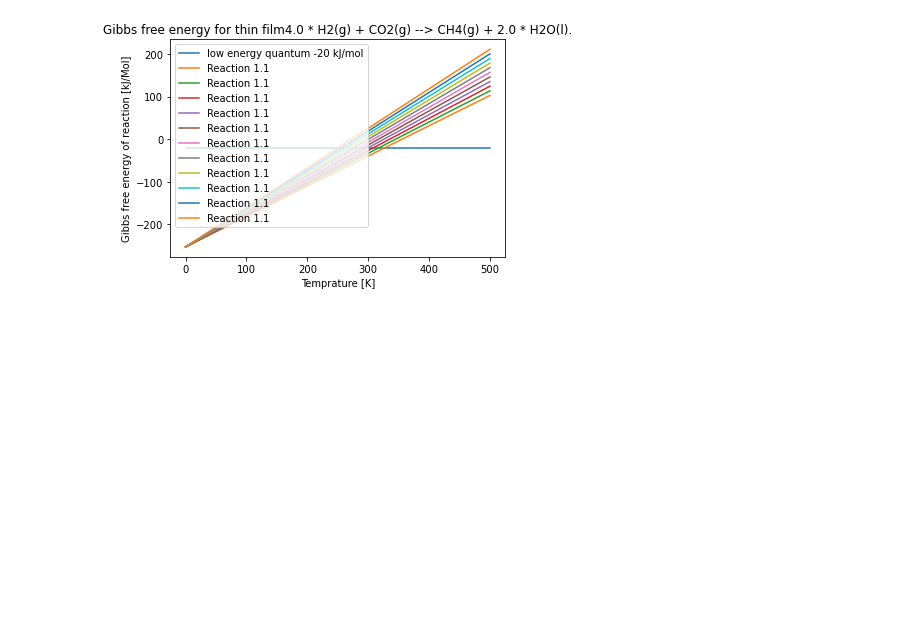
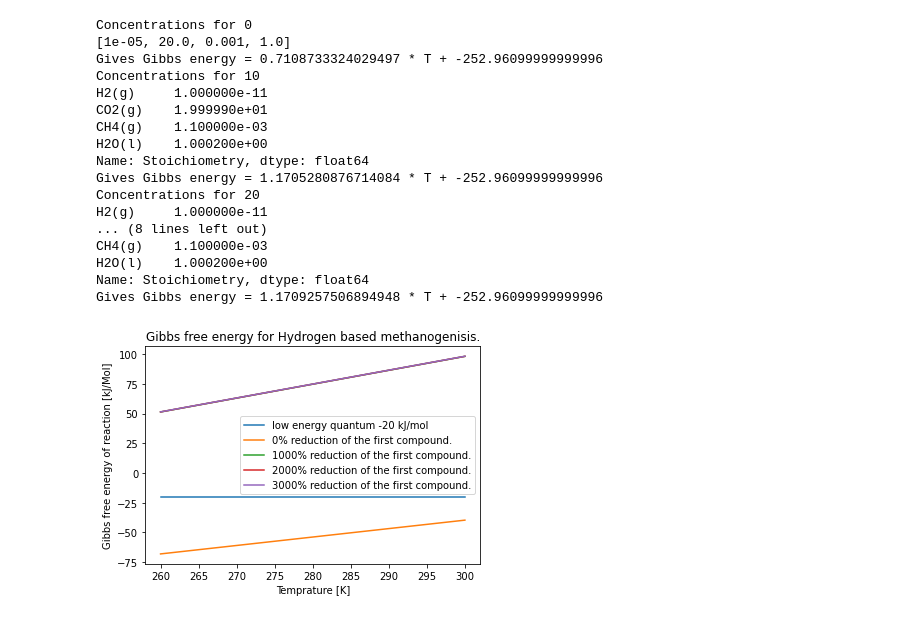
Before and after one commit to DylanDVerburg/GFEC, a Jupyter notebook: Gibsfreeenergy.ipynb, the cells around one changed output. Drawn from its saved outputs; the diff is of its cells as text; code cells hidden in the pictures; blank space fills up the shorter version.

Commit message:
bugs fixed
some wierd data bleed in thinfilm causeing negative concentrations solved

```diff
--- a/Gibsfreeenergy.ipynb
+++ b/Gibsfreeenergy.ipynb
@@ -159,25 +159,40 @@ class Gibbs_free_energy:
         a_row = []
         b_row = []
         c_row = []
+        concentration_row = []
+
+        Concentrations= reaction_matrix.Concentration.tolist()
+        #molar difference based on a percentage of the first compound
+        diff = (reaction_matrix.Concentration.iloc[0] * C_diff / reaction_matrix.Stoichiometry[0]) * reaction_matrix.Stoichiometry
+        concentration_row.append(Concentrations)
 
         d_G0s, d_H0s = self.define_G(reaction_matrix)
 
         for i in range(steps):
             a, b = self.T_C_comp_linear(reaction_matrix, d_G0s, d_H0s, T)
+
             a_row.append(a)
             b_row.append(b)
-            c_row.append(C_diff * steps)
+            c_row.append(round(C_diff * i, 3))
 
             #change the concentration of reaction products and substrates, the idea is to decrease the concentration with 10% (C_diff) per step (steps) for the whole reaction, thus stoichiometry plays a role
-            reaction_matrix.Concentration += reaction_matrix.Concentration * C_diff * reaction_matrix.Stoichiometry
-            i
+            Concentrations -= diff
+            #prevent negative concentrations
+            Concentrations[Concentrations < 0] = 1e-11
 
-        return np.array(a_row), np.array(b_row), np.array(c_row)
+            concentration_row.append(Concentrations)
+            reaction_matrix.Concentration = Concentrations
 
-    def thin_film_simulation(self, reaction, Tmin = 0, Tmax = 500, undefined_concentrations = 1, warnings = True, title = ""):
+        return np.array(a_row), np.array(b_row), np.array(c_row), concentration_row
+
+    def thin_film_simulation(self, reaction, Tmin = 0, Tmax = 500, C_diff = 0.1, steps = 11, undefined_concentrations = 1, warnings = True, title = ""):
         T = np.linspace(Tmin, Tmax, 50)
-        reaction_matrix = self.read_reaction(reaction,1)
-        a, b, sim_range = self.thin_film(reaction_matrix, T)
+        reaction_matrix = self.read_reaction(reaction, undefined_concentrations)
+        a, b, sim_range, concentration_row = self.thin_film(reaction_matrix, T, C_diff, steps)
+        for i in range(steps):
+            print(f'Concentrations for {sim_range[i]}')
+            print(concentration_row[i])
+            print(f'Gives Gibbs energy = {a[i]} * T + {b[i]}')
 
         dGT= []
         for i in range(len(a)):
@@ -191,7 +206,7 @@ class Gibbs_free_energy:
         plt.plot((T[0], T[-1]),(-20, -20), label = 'low energy quantum -20 kJ/mol') #based on Müller et al 2017, less is possible, but no figure is given for this.
 
         for i in range(len(sim_range)):
-            plt.plot(T, dGT[i], label = f'Reaction {sim_range[i]}')
+            plt.plot(T, dGT[i], label = f'{sim_range[i] * 100}% reduction of the first compound.')
 
         plt.ylabel("Gibbs free energy of reaction [kJ/Mol]")
         plt.xlabel("Temprature [K]")
@@ -259,32 +274,49 @@ MRA = Gibbs_free_energy(bulk)
 # 2-methoxyphenol (CH3‑O‑R)
 #4 2-methoxyphenol + 2 H2O→4 2-hydroxyphenol + CO2+3CH4
 
 reaction_CH4 = ['4.0 * H2(g) + CO2(g) --> CH4(g) + 2.0 * H2O(l)',
             '4*HCO2-(aq) + 4*H+(aq) --> CH4(g) + 3*CO2(g) + 2*H2O(l)',
             '2 * C2H5OH(l) + CO2(g) --> 2 * CH3COOH(l) + CH4(g)', #C2H5OH boils at 64C / 337.8K
             'CH3OH(l) + H2(g) --> CH4(g) + H2O(l)',    #CH3OH boils at 64.7C / 337K
             '2 * CH3OH(l) + C2H5OH(l) --> 2*CH4(g) + H2O(l) +  CH3COOH(l) ', #CH3COOH boils at 118C / 391.2K
             '4*CH3OH(l) --> CO2(g) + 3*CH4(g) + 2*H2O(l)',
             'CH3COOH(l) --> CO2(g) + CH4(g)',
             '4* CO2(g) + 8* H2(g) --> 2* CH3COOH(l)'
            ]
 
 titles = [ "Hydrogen based methanogenisis",
            "Formate based methanogenisis",
            "Ethanol based methanogenisis",
            "Methanol - Hydrogen based methanogenisis",
            "Methanol - Ethanol based methanogenisis",
            "Methanol based methanogenisis",
            "Acetic acid based methanogenisis",
            "Acetogenisis"
         ]
 
 #for i in range(len(reaction_CH4)):
 #    MRA.plot_for_T(reaction_CH4[i], Tmin = 210, Tmax = 300, warnings = False, title = titles[i])
 #MRA.define_G(MRA.read_reaction(reaction_CH4[0], 1))
 
 #MRA.thin_film(MRA.read_reaction(reaction_CH4[0], 1), 298.15)#, warnings = False)
-MRA.thin_film_simulation(reaction_CH4[0])
+MRA.thin_film_simulation(reaction_CH4[0], steps = 4, C_diff = 10, title = titles[0], Tmin = 260, Tmax = 300)
 #MRA.give_for_T(reaction_CH4[0], T = [308.15])
 # %% [output]
+Concentrations for 0
+[1e-05, 20.0, 0.001, 1.0]
+Gives Gibbs energy = 0.7108733324029497 * T + -252.96099999999996
+Concentrations for 10
+H2(g)     1.000000e-11
+CO2(g)    1.999990e+01
+CH4(g)    1.100000e-03
+H2O(l)    1.000200e+00
+Name: Stoichiometry, dtype: float64
+Gives Gibbs energy = 1.1705280876714084 * T + -252.96099999999996
+Concentrations for 20
+H2(g)     1.000000e-11
+... (8 lines left out)
+CH4(g)    1.100000e-03
+H2O(l)    1.000200e+00
+Name: Stoichiometry, dtype: float64
+Gives Gibbs energy = 1.1709257506894948 * T + -252.96099999999996
-[figure, old version]
+[figure, new version]
```
